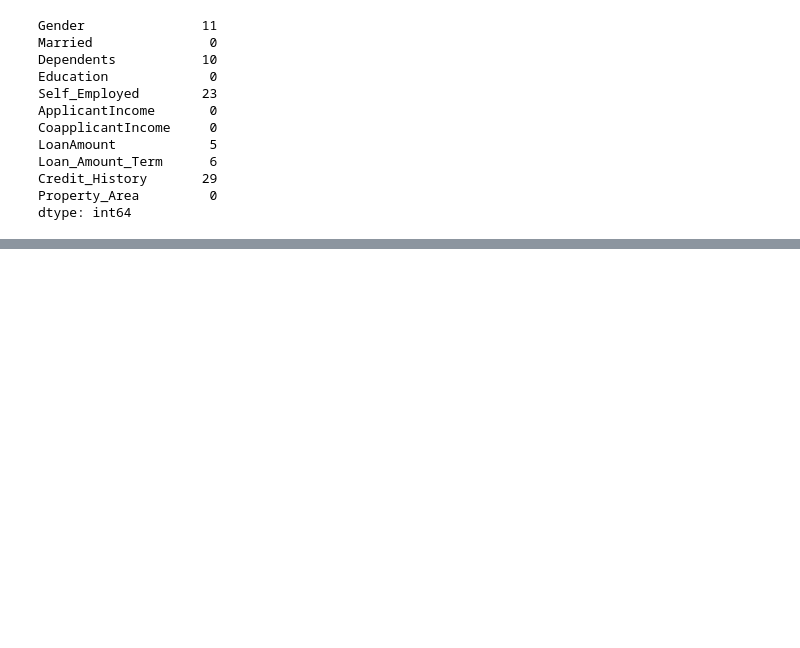
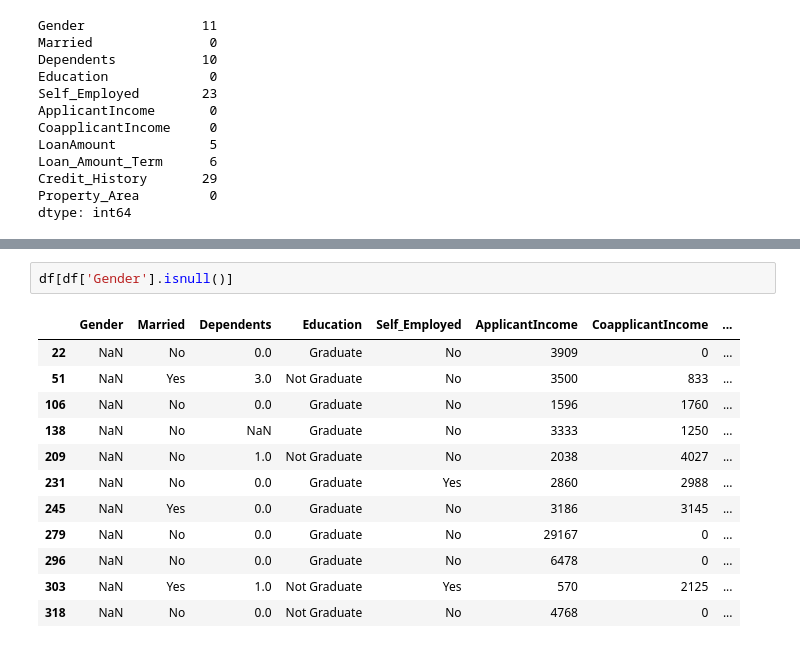
Before and after one commit to JosephMutua/Hustler-fund-loan-prediction, a Jupyter notebook: Hustler-fund-prediction-model.ipynb, the cells around one changed output, grey strips where cells are left out. Drawn from its saved outputs; the diff is of its cells as text; blank space fills up the shorter version.

```diff
--- a/Hustler-fund-prediction-model.ipynb
+++ b/Hustler-fund-prediction-model.ipynb
@@ -304,0 +636,15 @@ ax.legend(lines, labels, loc = 'best')
+# %%
+df[df['Gender'].isnull()]
+# %% [output]
+|  | Gender | Married | Dependents | Education | Self_Employed | ApplicantIncome | CoapplicantIncome | ... |
+| 22 | NaN | No | 0.0 | Graduate | No | 3909 | 0 | ... |
+| 51 | NaN | Yes | 3.0 | Not Graduate | No | 3500 | 833 | ... |
+| 106 | NaN | No | 0.0 | Graduate | No | 1596 | 1760 | ... |
+| 138 | NaN | No | NaN | Graduate | No | 3333 | 1250 | ... |
+| 209 | NaN | No | 1.0 | Not Graduate | No | 2038 | 4027 | ... |
+| 231 | NaN | No | 0.0 | Graduate | Yes | 2860 | 2988 | ... |
+| 245 | NaN | Yes | 0.0 | Graduate | No | 3186 | 3145 | ... |
+| 279 | NaN | No | 0.0 | Graduate | No | 29167 | 0 | ... |
+| 296 | NaN | No | 0.0 | Graduate | No | 6478 | 0 | ... |
+| 303 | NaN | Yes | 1.0 | Not Graduate | Yes | 570 | 2125 | ... |
+| 318 | NaN | No | 0.0 | Not Graduate | No | 4768 | 0 | ... |
```
Also changed, not shown: parts of 45 cells of this notebook.
